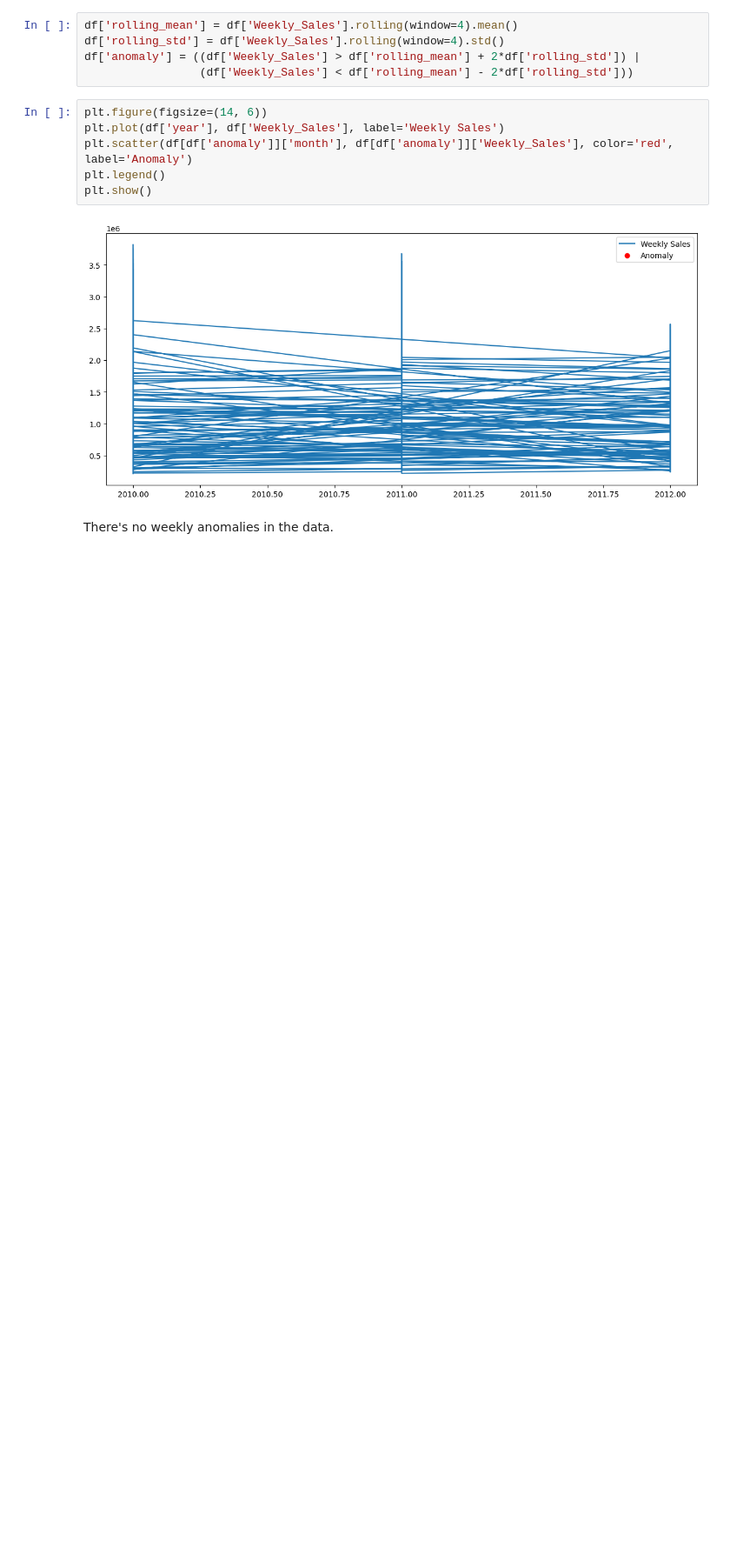
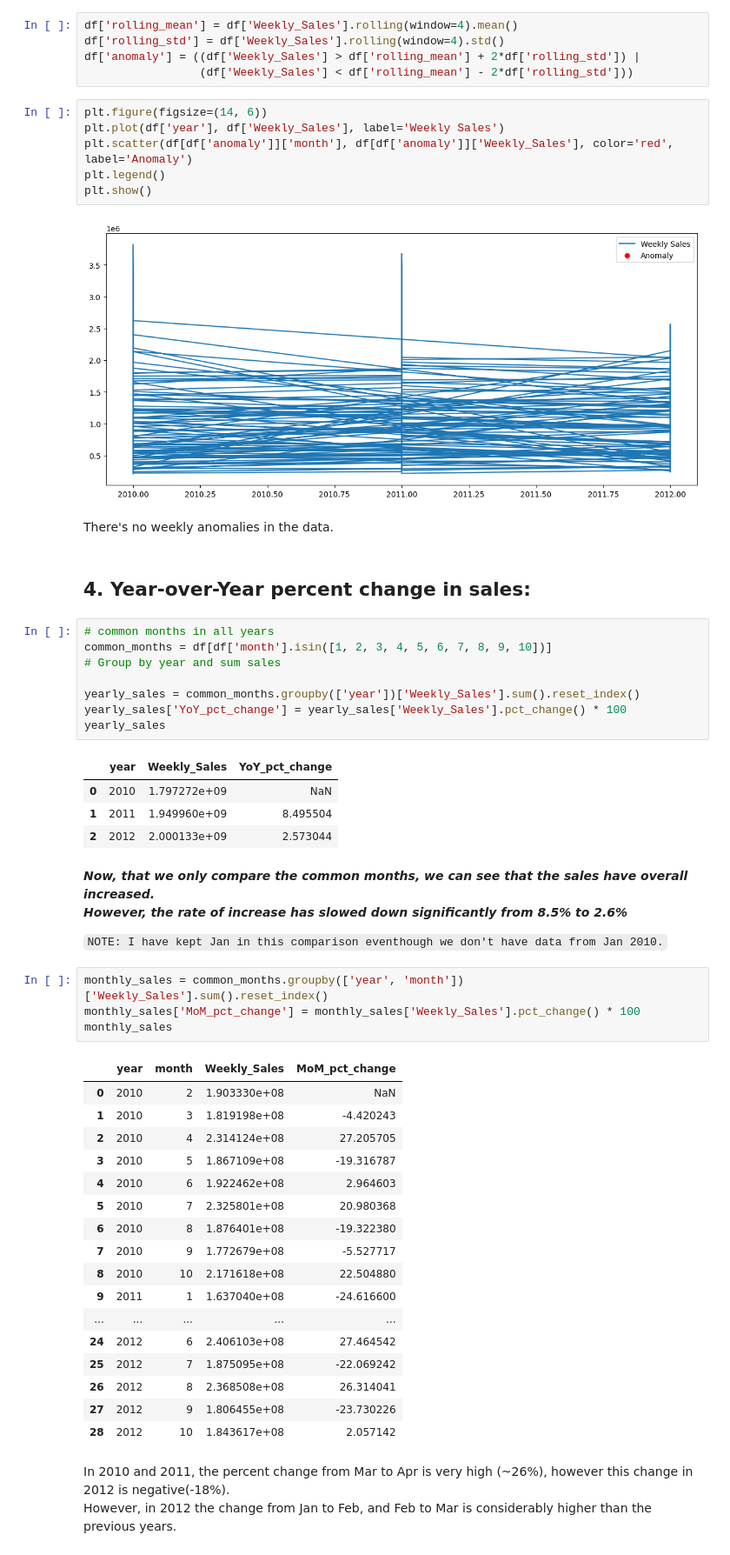
Before and after one commit to bdk-333/Walmart-Sales-Analysis, a Jupyter notebook: notebooks/03_kpi_definition_calculation.ipynb, the cells around one changed output. Shown at 87% size. Cells and saved outputs as stored; diff of their text form; blank space fills up the shorter version.

```diff
--- a/notebooks/03_kpi_definition_calculation.ipynb
+++ b/notebooks/03_kpi_definition_calculation.ipynb
@@ -267,3 +269,47 @@ plt.show()
 [figure]
 # %% [markdown]
 There's no weekly anomalies in the data.
+# %% [markdown]
+## 4. Year-over-Year percent change in sales:
+# %%
+# common months in all years
+common_months = df[df['month'].isin([1, 2, 3, 4, 5, 6, 7, 8, 9, 10])]
+# Group by year and sum sales
+
+yearly_sales = common_months.groupby(['year'])['Weekly_Sales'].sum().reset_index()
+yearly_sales['YoY_pct_change'] = yearly_sales['Weekly_Sales'].pct_change() * 100
+yearly_sales
+# %% [output]
+|  | year | Weekly_Sales | YoY_pct_change |
+| 0 | 2010 | 1.797272e+09 | NaN |
+| 1 | 2011 | 1.949960e+09 | 8.495504 |
+| 2 | 2012 | 2.000133e+09 | 2.573044 |
+# %% [markdown]
+***Now, that we only compare the common months, we can see that the sales have overall increased.<br>However, the rate of increase has slowed down significantly from 8.5% to 2.6%***
+
+`NOTE: I have kept Jan in this comparison eventhough we don't have data from Jan 2010.`
+# %%
+monthly_sales = common_months.groupby(['year', 'month'])['Weekly_Sales'].sum().reset_index()
+monthly_sales['MoM_pct_change'] = monthly_sales['Weekly_Sales'].pct_change() * 100
+monthly_sales
+# %% [output]
+|  | year | month | Weekly_Sales | MoM_pct_change |
+| 0 | 2010 | 2 | 1.903330e+08 | NaN |
+| 1 | 2010 | 3 | 1.819198e+08 | -4.420243 |
+| 2 | 2010 | 4 | 2.314124e+08 | 27.205705 |
+| 3 | 2010 | 5 | 1.867109e+08 | -19.316787 |
+| 4 | 2010 | 6 | 1.922462e+08 | 2.964603 |
+| 5 | 2010 | 7 | 2.325801e+08 | 20.980368 |
+| 6 | 2010 | 8 | 1.876401e+08 | -19.322380 |
+| 7 | 2010 | 9 | 1.772679e+08 | -5.527717 |
+| 8 | 2010 | 10 | 2.171618e+08 | 22.504880 |
+| 9 | 2011 | 1 | 1.637040e+08 | -24.616600 |
+| ... | ... | ... | ... | ... |
+| 24 | 2012 | 6 | 2.406103e+08 | 27.464542 |
+| 25 | 2012 | 7 | 1.875095e+08 | -22.069242 |
+| 26 | 2012 | 8 | 2.368508e+08 | 26.314041 |
+| 27 | 2012 | 9 | 1.806455e+08 | -23.730226 |
+| 28 | 2012 | 10 | 1.843617e+08 | 2.057142 |
+# %% [markdown]
+In 2010 and 2011, the percent change from Mar to Apr is very high (~26%), however this change in 2012 is negative(-18%).<br>
+However, in 2012 the change from Jan to Feb, and Feb to Mar is considerably higher than the previous years.
```
Also changed, not shown: parts of 1 cell of this notebook, 1 other file.
